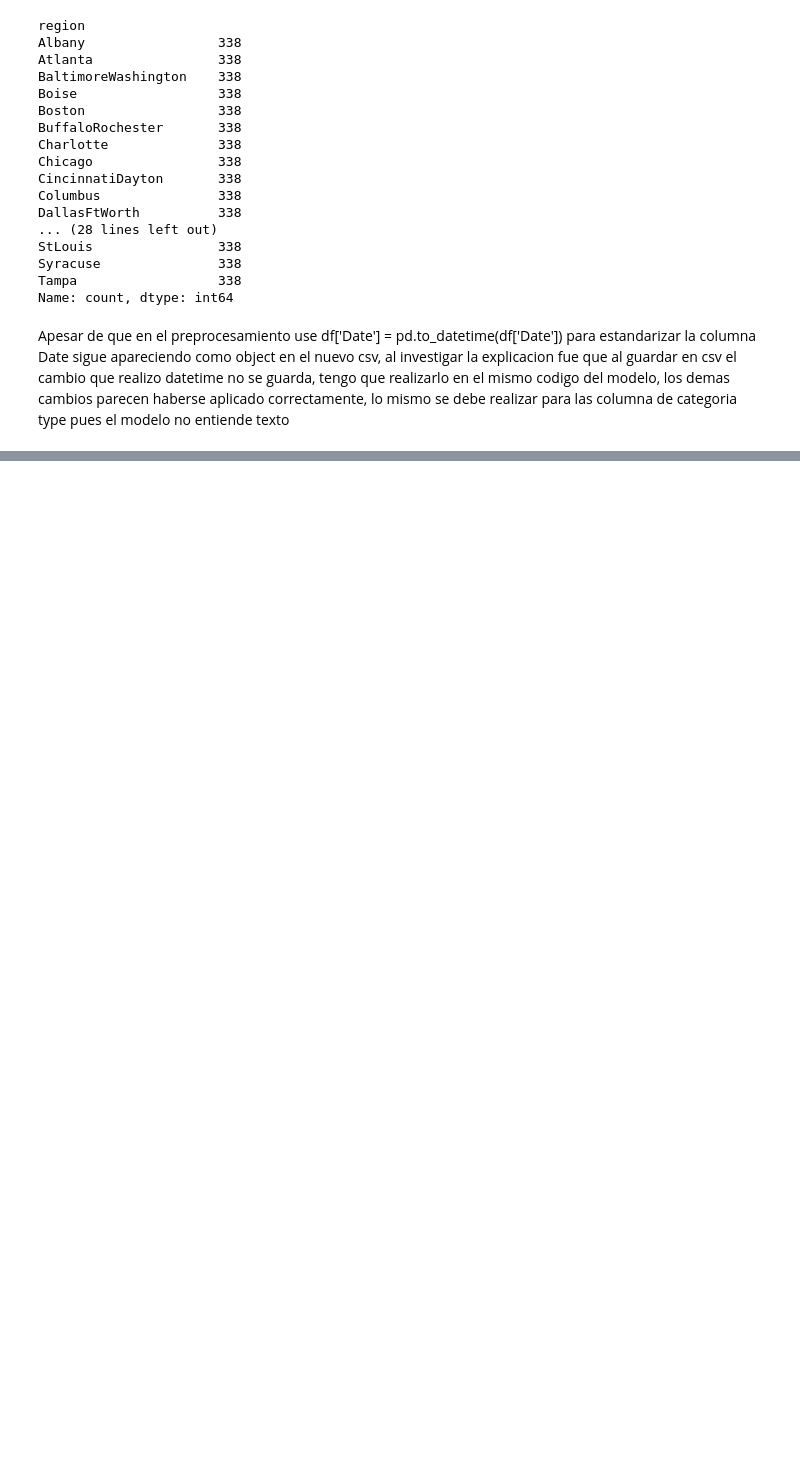
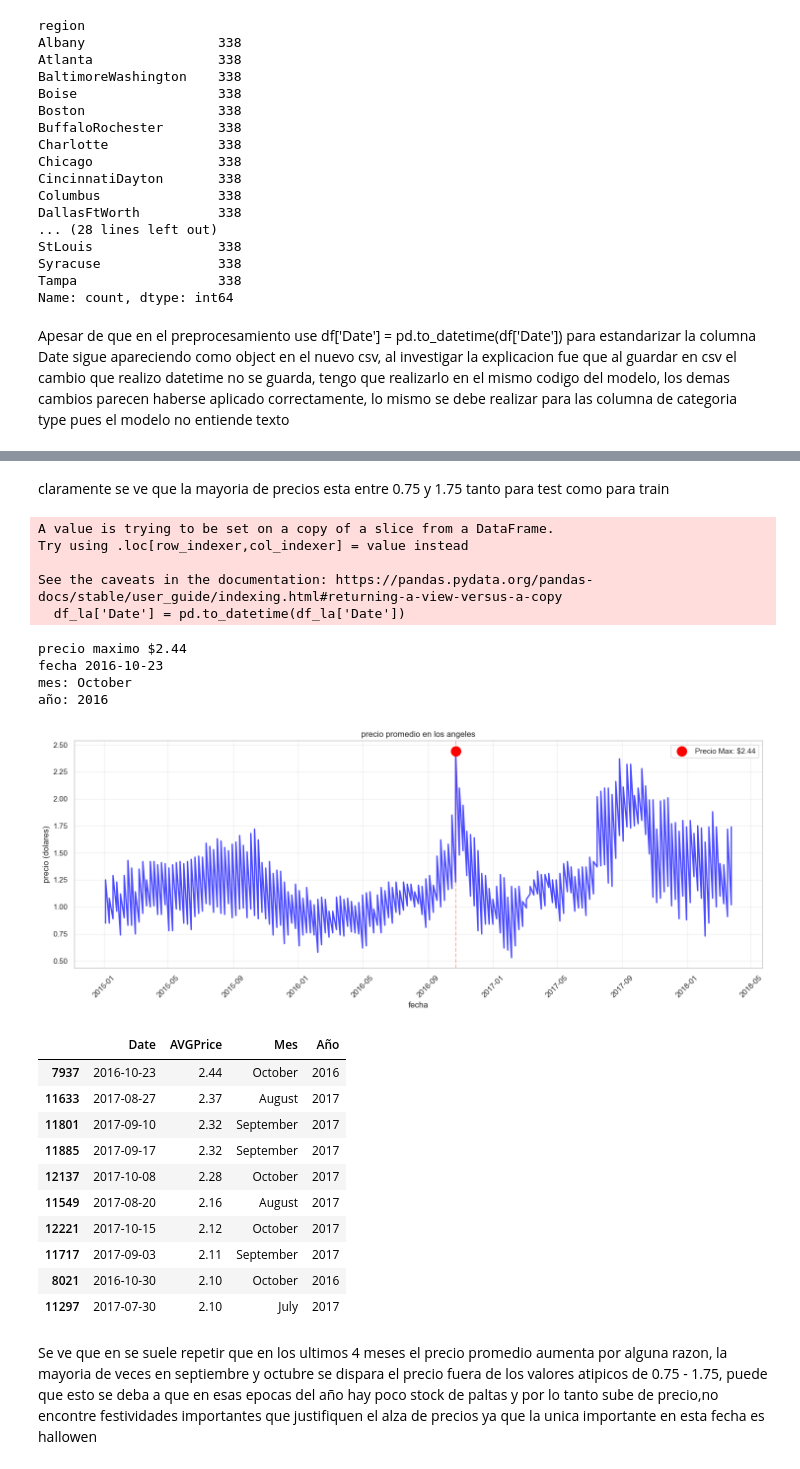
Before and after one commit to DESM2025/Avocado-price-optimization-xgboost, a Jupyter notebook: notebooks/exploracion.ipynb, the cells around one changed output, grey strips where cells are left out. Cells and saved outputs as stored; diff of their text form; code cells hidden in the pictures; blank space fills up the shorter version.

```diff
--- a/notebooks/exploracion.ipynb
+++ b/notebooks/exploracion.ipynb
@@ -394,0 +413,56 @@ En el mismo codigo del modelo convertir datos convertir datos complejos como la
+# %% [markdown]
+claramente se ve que la mayoria de precios esta entre 0.75 y 1.75 tanto para test como para train
+# %%
+df_la['Date'] = pd.to_datetime(df_la['Date'])
+
+# encontrar precio maximo y su fecha
+idx_max = df_la['AVGPrice'].idxmax()
+fecha_max = df_la.loc[idx_max, 'Date']
+precio_max = df_la.loc[idx_max, 'AVGPrice']
+
+print(f"precio maximo ${precio_max:.2f}")
+print(f"fecha {fecha_max.strftime('%Y-%m-%d')}")
+print(f"mes: {fecha_max.strftime('%B')}")
+print(f"año: {fecha_max.year}")
+
+plt.figure(figsize=(15, 6))
+plt.plot(df_la['Date'], df_la['AVGPrice'], linewidth=2, color='blue', alpha=0.7)
+plt.scatter(fecha_max, precio_max, color='red', s=200, zorder=5, label=f'Precio Max: ${precio_max:.2f}')
+plt.axvline(x=fecha_max, color='red', linestyle='--', alpha=0.3)
+plt.title('precio promedio en los angeles')
+plt.ylabel('precio (dolares)')
+plt.xlabel('fecha')
+plt.legend()
+plt.grid(True, alpha=0.3)
+plt.xticks(rotation=45)
+plt.tight_layout()
+plt.show()
+
+top_10_precios = df_la.nlargest(10, 'AVGPrice')[['Date', 'AVGPrice']]
+top_10_precios['Mes'] = pd.to_datetime(top_10_precios['Date']).dt.month_name()
+top_10_precios['Año'] = pd.to_datetime(top_10_precios['Date']).dt.year
+display(top_10_precios)
+# %% [output]
+A value is trying to be set on a copy of a slice from a DataFrame.
+Try using .loc[row_indexer,col_indexer] = value instead
+
+See the caveats in the documentation: https://pandas.pydata.org/pandas-docs/stable/user_guide/indexing.html#returning-a-view-versus-a-copy
+  df_la['Date'] = pd.to_datetime(df_la['Date'])
+precio maximo $2.44
+fecha 2016-10-23
+mes: October
+año: 2016
+[figure, added]
+|  | Date | AVGPrice | Mes | Año |
+| 7937 | 2016-10-23 | 2.44 | October | 2016 |
+| 11633 | 2017-08-27 | 2.37 | August | 2017 |
+| 11801 | 2017-09-10 | 2.32 | September | 2017 |
+| 11885 | 2017-09-17 | 2.32 | September | 2017 |
+| 12137 | 2017-10-08 | 2.28 | October | 2017 |
+| 11549 | 2017-08-20 | 2.16 | August | 2017 |
+| 12221 | 2017-10-15 | 2.12 | October | 2017 |
+| 11717 | 2017-09-03 | 2.11 | September | 2017 |
+| 8021 | 2016-10-30 | 2.10 | October | 2016 |
+| 11297 | 2017-07-30 | 2.10 | July | 2017 |
+# %% [markdown]
+Se ve que en se suele repetir que en los ultimos 4 meses el precio promedio aumenta por alguna razon, la mayoria de veces en septiembre y octubre se dispara el precio fuera de los valores atipicos de 0.75 - 1.75, puede que esto se deba a que en esas epocas del año hay poco stock de paltas y por lo tanto sube de precio,no encontre festividades importantes que justifiquen el alza de precios ya que la unica importante en esta fecha es hallowen
```
Also changed, not shown: parts of 7 cells of this notebook, 14 other files.
